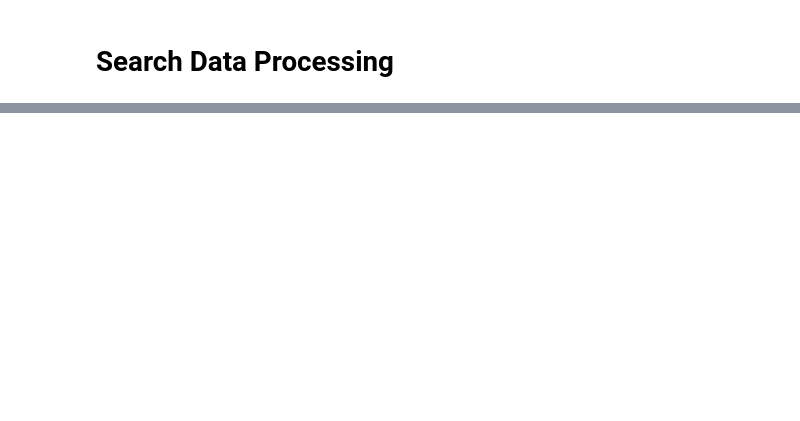
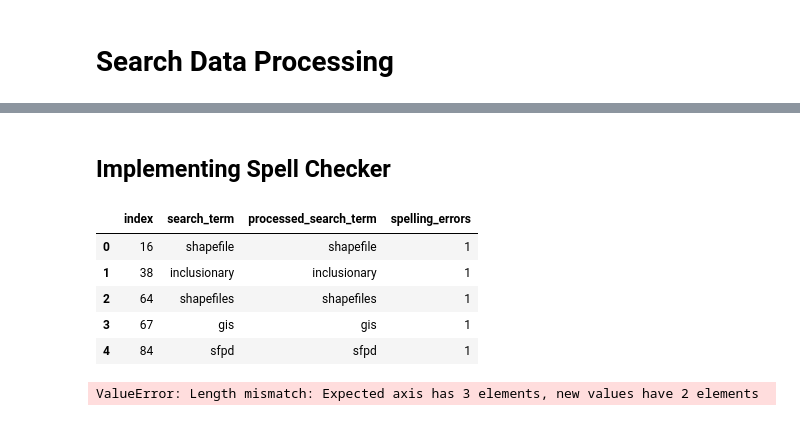
Before and after one commit to sfbrigade/datasci-open-data-search, a Jupyter notebook: search_data_processing.ipynb, the cells around one changed output, grey strips where cells are left out. Saved outputs shown, nothing was run; the diff lists cells and outputs as text; code cells hidden in the pictures; blank space fills up the shorter version.

```diff
--- a/search_data_processing.ipynb
+++ b/search_data_processing.ipynb
@@ -56,0 +50,4 @@ print filter(html_r.match, search_terms_list)
+# %%
+search_terms_df['processed_search_term'] = search_terms_df.search_term\
+                                    .apply(lambda text: str(text).lower())\
+                                    .apply(lambda text: text.decode('utf-8','ignore').encode("utf-8"))\
@@ -56,0 +76,2 @@ print filter(html_r.match, search_terms_list)
+# %% [markdown]
+## Implementing Spell Checker
@@ -56,0 +98,17 @@ print filter(html_r.match, search_terms_list)
+# %%
+search_spelling_errors.head()
+# %% [output]
+|  | index | search_term | processed_search_term | spelling_errors |
+| 0 | 16 | shapefile | shapefile | 1 |
+| 1 | 38 | inclusionary | inclusionary | 1 |
+| 2 | 64 | shapefiles | shapefiles | 1 |
+| 3 | 67 | gis | gis | 1 |
+| 4 | 84 | sfpd | sfpd | 1 |
+# %%
+search_spelling_errors_count = pd.DataFrame(search_spelling_errors.groupby(['processed_search_term','spelling_errors']).size())
+
+search_spelling_errors_count = search_spelling_errors_count.reset_index()
+search_spelling_errors_count.columns = ['processed_search_term','spelling_errors' 'count']
+search_spelling_errors_count = search_spelling_errors_count.sort('count', ascending=False)
+# %% [output]
+ValueError: Length mismatch: Expected axis has 3 elements, new values have 2 elements
```
Also changed, not shown: parts of 63 cells of this notebook, 1 other file.
